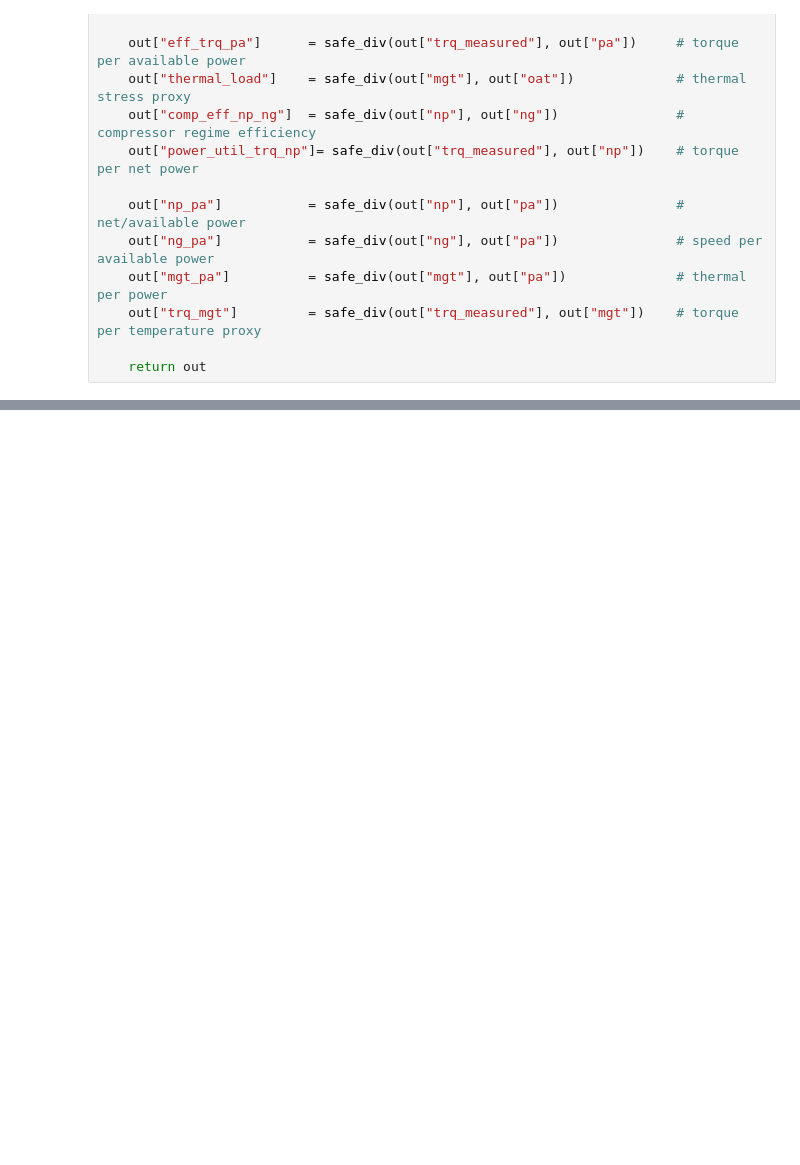
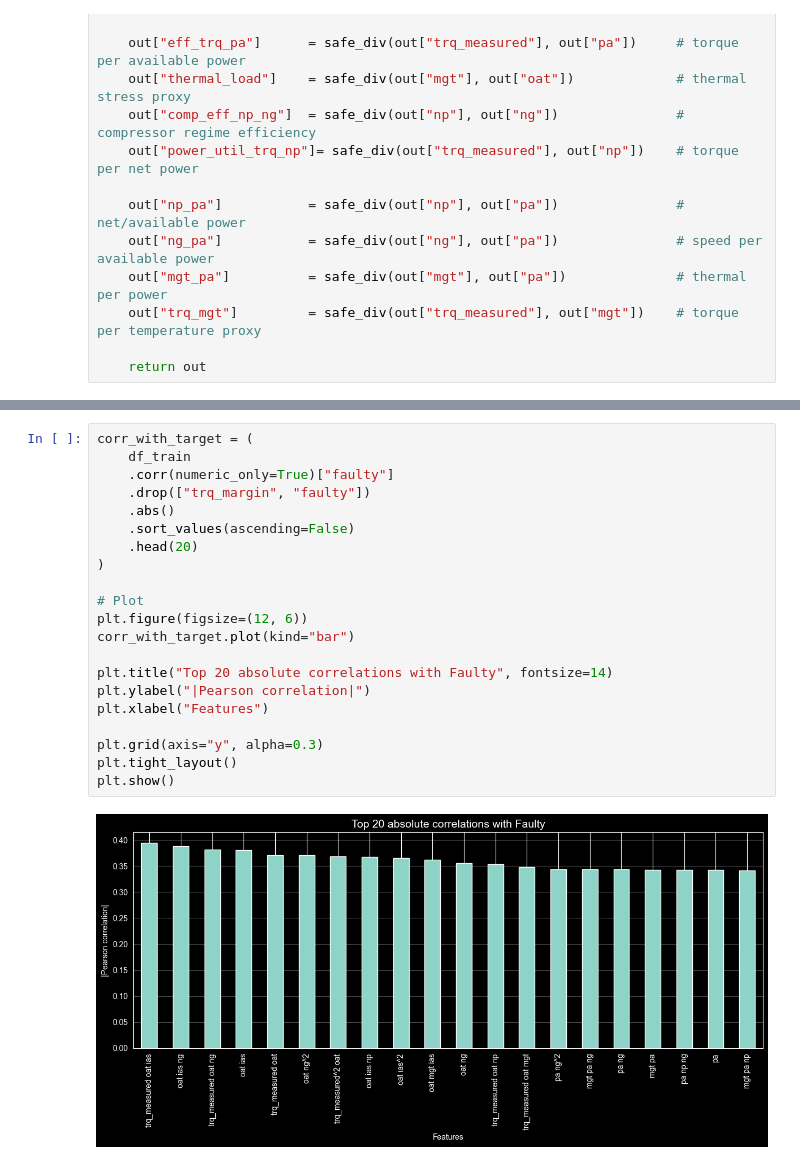
Before and after one commit to giadarem/PHM_2024_Project, a Jupyter notebook: notebooks/Step1/03_generation_feuture.ipynb, the cells around one changed output, grey strips where cells are left out. Saved outputs shown, nothing was run; the diff lists cells and outputs as text; blank space fills up the shorter version.

```diff
--- a/notebooks/Step1/03_generation_feuture.ipynb
+++ b/notebooks/Step1/03_generation_feuture.ipynb
@@ -73,0 +86,23 @@ print(f'Condition Index : {condition_index}')
+# %%
+corr_with_target = (
+    df_train
+    .corr(numeric_only=True)["faulty"]
+    .drop(["trq_margin", "faulty"])
+    .abs()
+    .sort_values(ascending=False)
+    .head(20)
+)
+
+# Plot
+plt.figure(figsize=(12, 6))
+corr_with_target.plot(kind="bar")
+
+plt.title("Top 20 absolute correlations with Faulty", fontsize=14)
+plt.ylabel("|Pearson correlation|")
+plt.xlabel("Features")
+
+plt.grid(axis="y", alpha=0.3)
+plt.tight_layout()
+plt.show()
+# %% [output]
+[figure, added]
```
Also changed, not shown: parts of 3 cells of this notebook, 5 other files.
